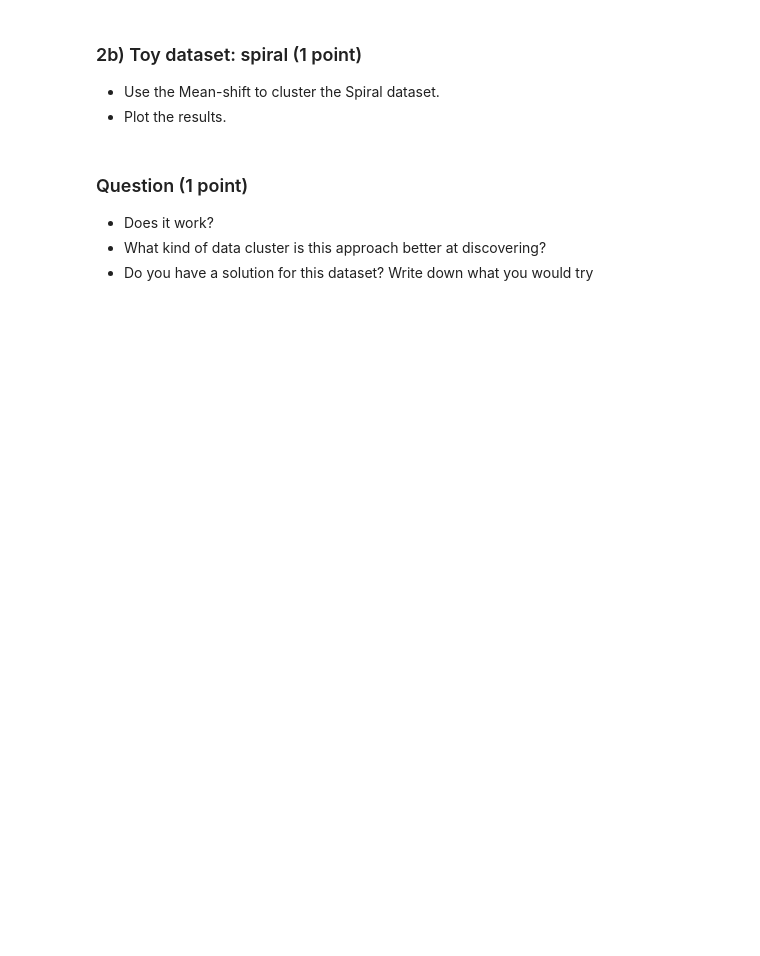
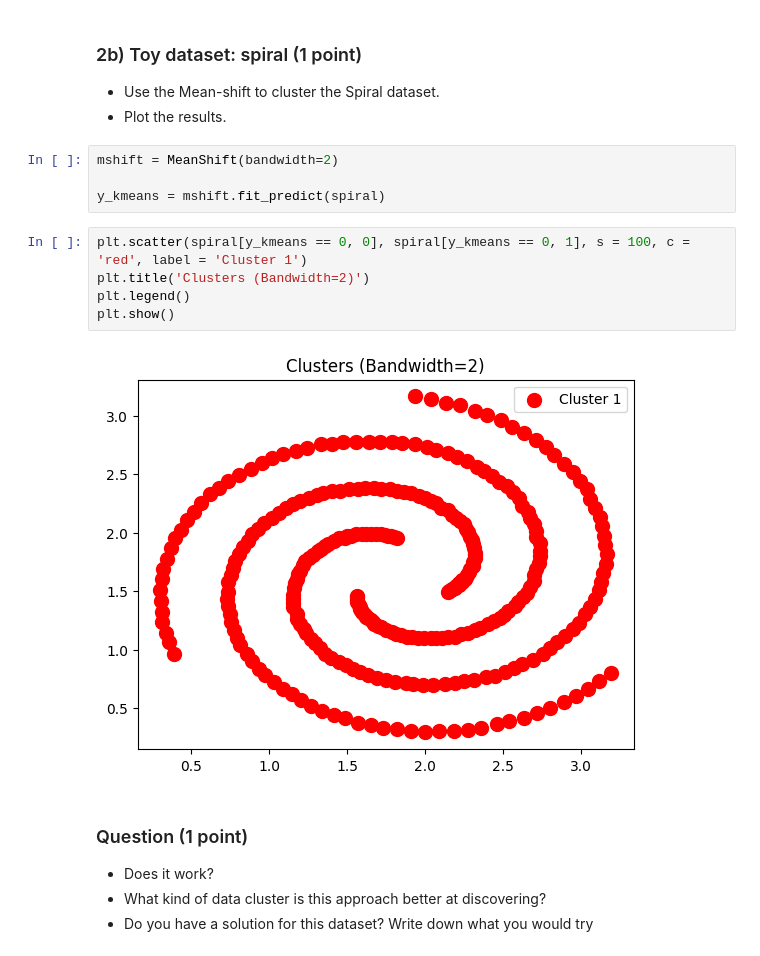
Before and after one commit to tunayildizuzh/MachineLearningforSciences, a Jupyter notebook: Labs/Lab4.ipynb, the cells around one changed output. Saved outputs shown, nothing was run; the diff lists cells and outputs as text; blank space fills up the shorter version.

```diff
--- a/Labs/Lab4.ipynb
+++ b/Labs/Lab4.ipynb
@@ -217,6 +217,17 @@ plt.show()
 
 - Use the Mean-shift to cluster the Spiral dataset.
 - Plot the results.
+# %%
+mshift = MeanShift(bandwidth=2)
+
+y_kmeans = mshift.fit_predict(spiral)
+# %%
+plt.scatter(spiral[y_kmeans == 0, 0], spiral[y_kmeans == 0, 1], s = 100, c = 'red', label = 'Cluster 1')
+plt.title('Clusters (Bandwidth=2)')
+plt.legend()
+plt.show()
+# %% [output]
+[figure, added]
 # %% [markdown]
 ### Question (1 point)
 - Does it work?
```
Also changed, not shown: parts of 8 cells of this notebook.
